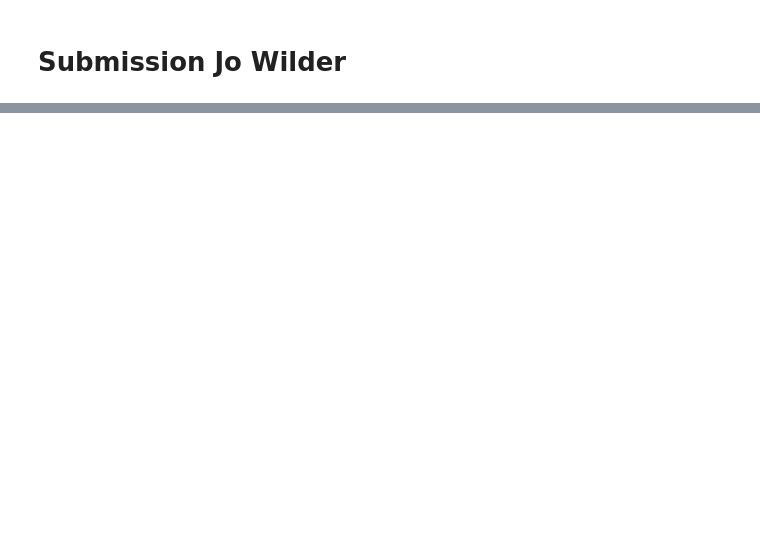
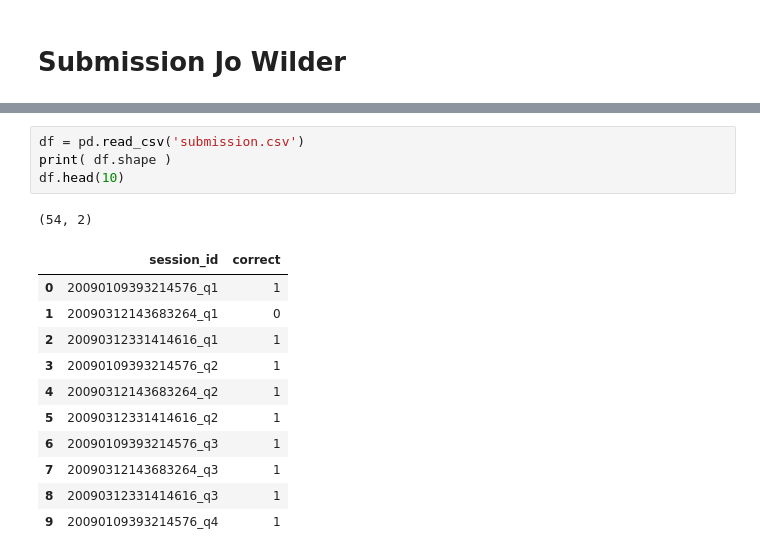
Before and after one commit to javihm77/kaggleChapu, a Jupyter notebook: random-forest-lb-catboost-gameplay-chapu.ipynb, the cells around one changed output, grey strips where cells are left out. Drawn from its saved outputs; the diff is of its cells as text; blank space fills up the shorter version.

```diff
--- a/random-forest-lb-catboost-gameplay-chapu.ipynb
+++ b/random-forest-lb-catboost-gameplay-chapu.ipynb
@@ -632,0 +1190,17 @@ print()
+# %%
+df = pd.read_csv('submission.csv')
+print( df.shape )
+df.head(10)
+# %% [output]
+(54, 2)
+|  | session_id | correct |
+| 0 | 20090109393214576_q1 | 1 |
+| 1 | 20090312143683264_q1 | 0 |
+| 2 | 20090312331414616_q1 | 1 |
+| 3 | 20090109393214576_q2 | 1 |
+| 4 | 20090312143683264_q2 | 1 |
+| 5 | 20090312331414616_q2 | 1 |
+| 6 | 20090109393214576_q3 | 1 |
+| 7 | 20090312143683264_q3 | 1 |
+| 8 | 20090312331414616_q3 | 1 |
+| 9 | 20090109393214576_q4 | 1 |
```
Also changed, not shown: parts of 52 cells of this notebook.
